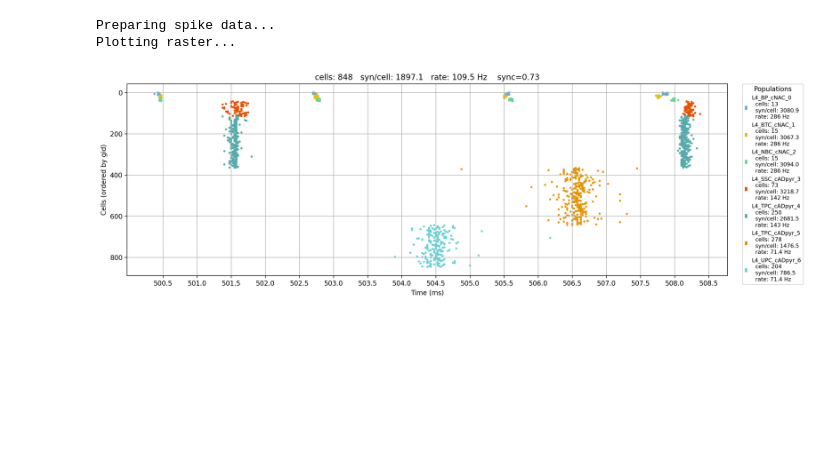
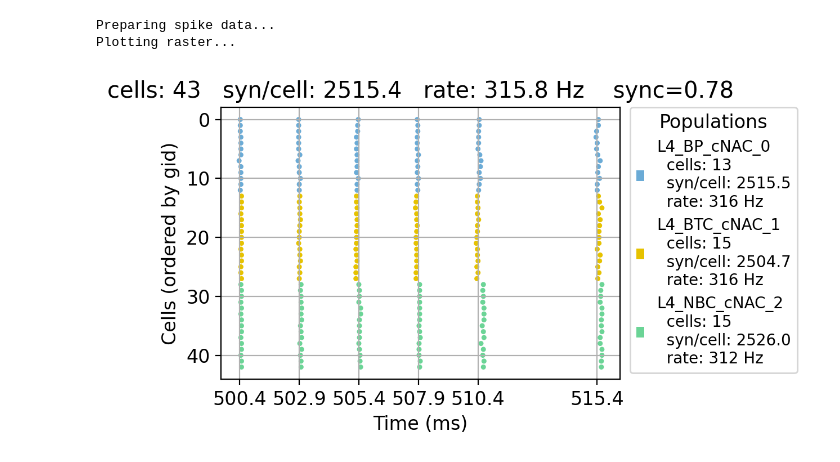
Before and after one commit to LucasBentivoglio/S1_opto_Thal, a Jupyter notebook: data/analysis_vx_batchx.ipynb, the cells around one changed output. Cells and saved outputs as stored; diff of their text form; code cells hidden in the pictures; blank space fills up the shorter version.

```diff
--- a/data/analysis_vx_batchx.ipynb
+++ b/data/analysis_vx_batchx.ipynb
@@ -10,7 +10,7 @@ import pickle as pkl
 # from cfg25p import *
 # from cfg25p import histRate
 # %%
-filename = 'v2_batch3/v2_batch3_0_data.pkl'
+filename = 'v2_batch4/v2_batch4_0_data.pkl'
 
 layer_bounds= {'1':[0.0, 0.079], '2': [0.079,0.151], '3': [0.151,0.320], '23': [0.079,0.320], '4':[0.320,0.412], '5': [0.412,0.664], '6': [0.664,1.0]}
 sim.load(filename, instantiate=True, instantiateConns = False, instantiateStims = False, instantiateRxD = False, createNEURONObj = False)
@@ -55,14 +54,15 @@ Plotting raster...
 # %%
-timeRange = [500,514]
-sim.analysis.plotRaster(**{'include': sim.cfg.S1cells, 'saveFig': False, 'showFig': False, 'popRates': True,'orderInverse': True,
-                           'timeRange': timeRange, 'figSize': (15,5), 'fontSize':4, 'lw': 1, 'markerSize':1, 'marker': 'o', 'dpi': 200})
-plt.xticks(np.linspace(500.5,508.5,17))
+timeRange = [500,519]
+sim.analysis.plotRaster(**{'include': sim.cfg.S1cells[4:7], 'saveFig': False, 'showFig': False, 'popRates': True,'orderInverse': True,
+                           'timeRange': timeRange, 'figSize': (6,3.5), 'fontSize':4, 'lw': 1, 'markerSize':1, 'marker': 'o', 'dpi': 200})
+# plt.xticks(np.linspace(500.5,511.5,23))
+plt.xticks([500.4,502.9,505.4,507.9,510.4, 515.4])
 plt.grid(True)
 plt.show()
 # %% [output]
 Preparing spike data...
 Plotting raster...
-[figure, old version]
+[figure, new version]
 # %%
 sim.analysis.plot2Dnet(include = sim.cfg.S1cells, showConns= False , figSize=(6, 6));
 sim.analysis.plot2Dnet(include = sim.cfg.S1cells, showConns= False, view = 'xz', figSize=(6, 6));
```
Also changed, not shown: parts of 12 cells of this notebook, 20 other files.
